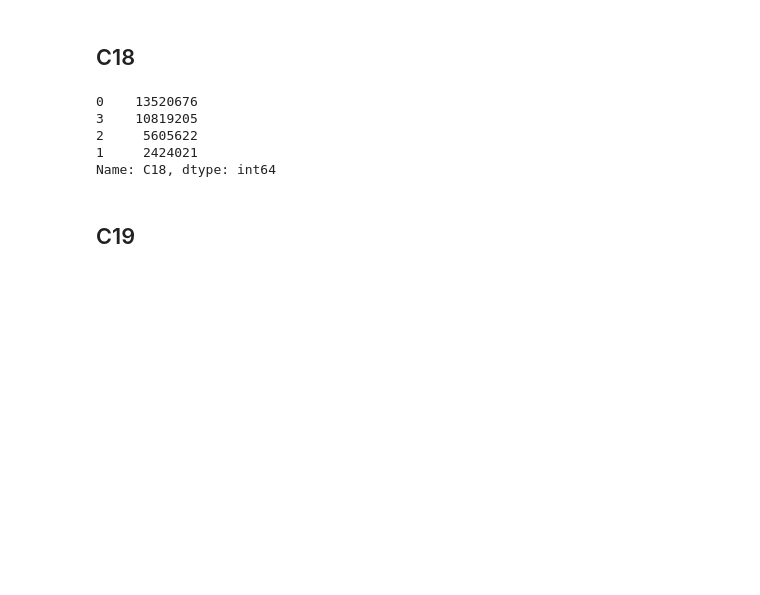
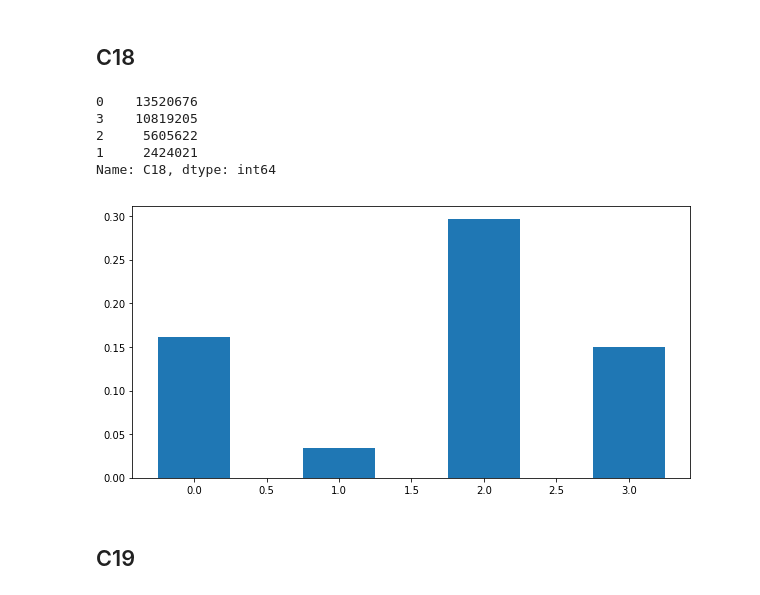
Before and after one commit to MLobo1997/catch-the-fraudster, a Jupyter notebook: dataset_analyzis.ipynb, the cells around one changed output. Saved outputs shown, nothing was run; the diff lists cells and outputs as text; code cells hidden in the pictures; blank space fills up the shorter version.

```diff
--- a/dataset_analyzis.ipynb
+++ b/dataset_analyzis.ipynb
@@ -347,6 +404,13 @@ train_data['C18'].value_counts()
 2     5605622
 1     2424021
 Name: C18, dtype: int64
+# %%
+frauds_by_C18 = train_data[['C18', 'isfraud']].groupby(by='C18').mean()
+plt.figure(figsize=(10,5))
+plt.bar(frauds_by_C18.index, frauds_by_C18['isfraud'], width=0.5)
+plt.show()
+# %% [output]
+[figure, added]
 # %% [markdown]
 ## C19
 # %%
```
Also changed, not shown: parts of 14 cells of this notebook, 1 other file.
